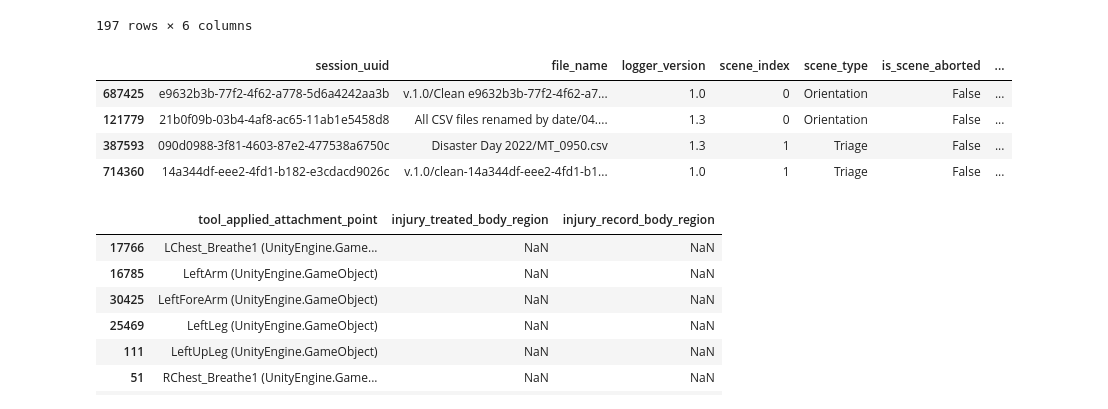
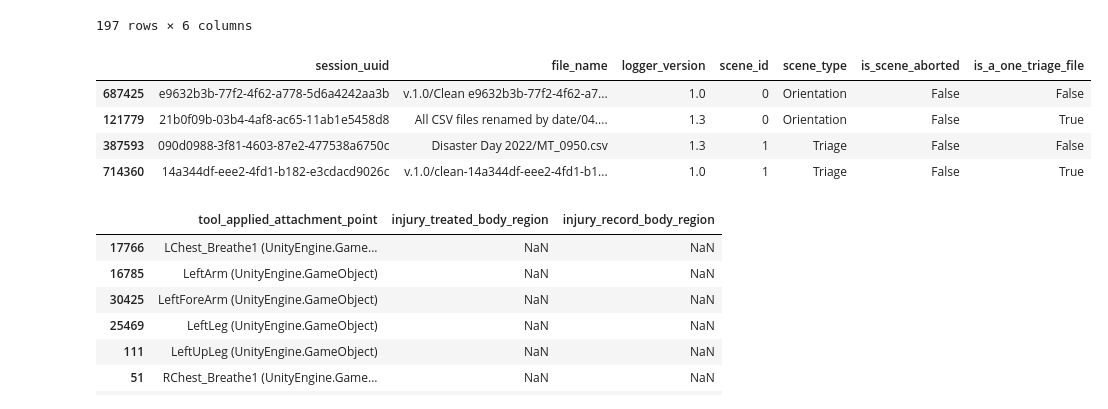
Before and after one commit to dbabbitt/itm-analysis-reporting-1, a Jupyter notebook: ipynb/Attic.ipynb, the cells around one changed output. Cells and saved outputs as stored; diff of their text form; code cells hidden in the pictures.

Commit message:
Renamed scene_index column to scene_id

```diff
--- a/ipynb/Attic.ipynb
+++ b/ipynb/Attic.ipynb
@@ -0,0 +150,5 @@
+# %%
+
+mask_series = ~frvrs_logs_df.tool_applied_sender.isnull()
+columns_list = ['scene_type', 'is_scene_aborted', 'is_a_one_triage_file', 'tool_applied_sender']
+frvrs_logs_df[mask_series].sort_values(['action_tick'])[columns_list].drop_duplicates()
@@ -2541,7 +2714,7 @@ for _, scene_df in frvrs_logs_df[base_mask_series].groupby(fu.scene_groupby_colu
     hemorrhage_df = scene_df[mask_series]
     mask_series = scene_df.injury_treated_required_procedure.isin(fu.hemorrhage_control_procedures_list)
     controlled_df = scene_df[mask_series]
-    on_columns_list = ['session_uuid', 'file_name', 'logger_version', 'scene_index', 'is_scene_aborted', 'scene_type', 'is_a_one_triage_file', 'patient_id', 'injury_id']
+    on_columns_list = ['session_uuid', 'file_name', 'logger_version', 'scene_id', 'is_scene_aborted', 'scene_type', 'is_a_one_triage_file', 'patient_id', 'injury_id']
     merged_columns_list = ['patient_id', 'injury_id', 'action_type_hemorrhage', 'elapsed_time_hemorrhage', 'action_type_controlled', 'elapsed_time_controlled']
     df = hemorrhage_df.merge(controlled_df, on=on_columns_list, suffixes=('_hemorrhage', '_controlled'))
     display(df[merged_columns_list].dropna(axis='columns', how='all').T)
@@ -2623,7 +2796,7 @@ mask_series = base_mask_series & frvrs_logs_df.injury_treated_required_procedure
 
 # Iterate through each patient in each run in each file
 rows_list = []
-for (session_uuid, scene_index), injury_treated_df in frvrs_logs_df[mask_series].groupby(fu.scene_groupby_columns):
+for (session_uuid, scene_id), injury_treated_df in frvrs_logs_df[mask_series].groupby(fu.scene_groupby_columns):
     row_dict = {}
     for cn in fu.scene_groupby_columns: row_dict[cn] = eval(cn)
 
@@ -2670,7 +2843,7 @@ for (session_uuid, scene_index), injury_treated_df in frvrs_logs_df[mask_series]
             # Was the correct tool applied?
             row_dict['is_correct_tool_applied'] = fu.is_correct_bleeding_tool_applied(injury_records_df)
             mask_series = injury_records_df.tool_applied_sender.isin(['AppliedTourniquet', 'AppliedPackingGauze'])
-            if injury_records_df[mask_series].shape[0]:
+            if mask_series.any():
 
                 # Get the last tourniquet applied
                 time_stop = fu.get_scene_end(injury_records_df[mask_series])
@@ -2682,7 +2855,7 @@ for (session_uuid, scene_index), injury_treated_df in frvrs_logs_df[mask_series]
 
             # Was the bleeding treated?
             mask_series = (injury_records_df.injury_treated_injury_treated == True) & (injury_records_df.injury_treated_injury_treated_with_wrong_treatment == False)
-            if injury_records_df[mask_series].shape[0]:
+            if mask_series.any():
 
                 # Get the last tourniquet applied
                 row_dict['bleeding_treated_time'] = fu.get_injury_correctly_treated_time(injury_records_df)
@@ -2773,15 +2946,15 @@ if not os.path.exists(file_path):
     mask_series = frvrs_logs_df.file_name.isin(file_names_list) & (frvrs_logs_df.scene_type == 'Triage')
     rows_list = []
     for file_name, file_name_df in frvrs_logs_df[mask_series].groupby('file_name'):
-        min_triage = file_name_df.scene_index.min()
-        mask_series = (frvrs_logs_df.scene_index == min_triage) & (frvrs_logs_df.file_name == file_name)
+        min_triage = file_name_df.scene_id.min()
+        mask_series = (frvrs_logs_df.scene_id == min_triage) & (frvrs_logs_df.file_name == file_name)
         df = frvrs_logs_df[mask_series]
         min_start = df.action_tick.min()
         min_stop = df.action_tick.max()
         min_elapsed = min_stop - min_start
 
-        max_triage = file_name_df.scene_index.max()
-        mask_series = (frvrs_logs_df.scene_index == max_triage) & (frvrs_logs_df.file_name == file_name)
+        max_triage = file_name_df.scene_id.max()
+        mask_series = (frvrs_logs_df.scene_id == max_triage) & (frvrs_logs_df.file_name == file_name)
         df = frvrs_logs_df[mask_series]
         max_start = df.action_tick.min()
         max_stop = df.action_tick.max()
@@ -2803,21 +2976,21 @@ if not os.path.exists(file_path):
 # %%
 
 # Store the new feature
 new_column_name = 'is_a_one_triage_file'
 if (new_column_name not in frvrs_logs_df.columns):
     frvrs_logs_df[new_column_name] = False
     mask_series = frvrs_logs_df.file_name.isin(responders_list)
     frvrs_logs_df.loc[mask_series, new_column_name] = True
     nu.store_objects(frvrs_logs_df=frvrs_logs_df)
     print(frvrs_logs_df.shape) # (842663, 111)
-columns_list = ['session_uuid', 'file_name', 'logger_version', 'scene_index', 'scene_type', 'is_scene_aborted', 'is_a_one_triage_file']
+columns_list = ['session_uuid', 'file_name', 'logger_version', 'scene_id', 'scene_type', 'is_scene_aborted', 'is_a_one_triage_file']
 display(nu.get_minority_combinations(frvrs_logs_df[columns_list], ['scene_type', 'is_a_one_triage_file']))
 # %% [output]
-|  | session_uuid | file_name | logger_version | scene_index | scene_type | is_scene_aborted | ... |
-| 687425 | e9632b3b-77f2-4f62-a778-5d6a4242aa3b | v.1.0/Clean e9632b3b-77f2-4f62-a7... | 1.0 | 0 | Orientation | False | ... |
-| 121779 | 21b0f09b-03b4-4af8-ac65-11ab1e5458d8 | All CSV files renamed by date/04.... | 1.3 | 0 | Orientation | False | ... |
-| 387593 | 090d0988-3f81-4603-87e2-477538a6750c | Disaster Day 2022/MT_0950.csv | 1.3 | 1 | Triage | False | ... |
-| 714360 | 14a344df-eee2-4fd1-b182-e3cdacd9026c | v.1.0/clean-14a344df-eee2-4fd1-b1... | 1.0 | 1 | Triage | False | ... |
+|  | session_uuid | file_name | logger_version | scene_id | scene_type | is_scene_aborted | is_a_one_triage_file |
+| 687425 | e9632b3b-77f2-4f62-a778-5d6a4242aa3b | v.1.0/Clean e9632b3b-77f2-4f62-a7... | 1.0 | 0 | Orientation | False | False |
+| 121779 | 21b0f09b-03b4-4af8-ac65-11ab1e5458d8 | All CSV files renamed by date/04.... | 1.3 | 0 | Orientation | False | True |
+| 387593 | 090d0988-3f81-4603-87e2-477538a6750c | Disaster Day 2022/MT_0950.csv | 1.3 | 1 | Triage | False | False |
+| 714360 | 14a344df-eee2-4fd1-b182-e3cdacd9026c | v.1.0/clean-14a344df-eee2-4fd1-b1... | 1.0 | 1 | Triage | False | True |
 # %%
 
 columns_list = ['tool_applied_attachment_point', 'injury_treated_body_region', 'injury_record_body_region']
```
Also changed, not shown: parts of 23 cells of this notebook, 54 other files.
